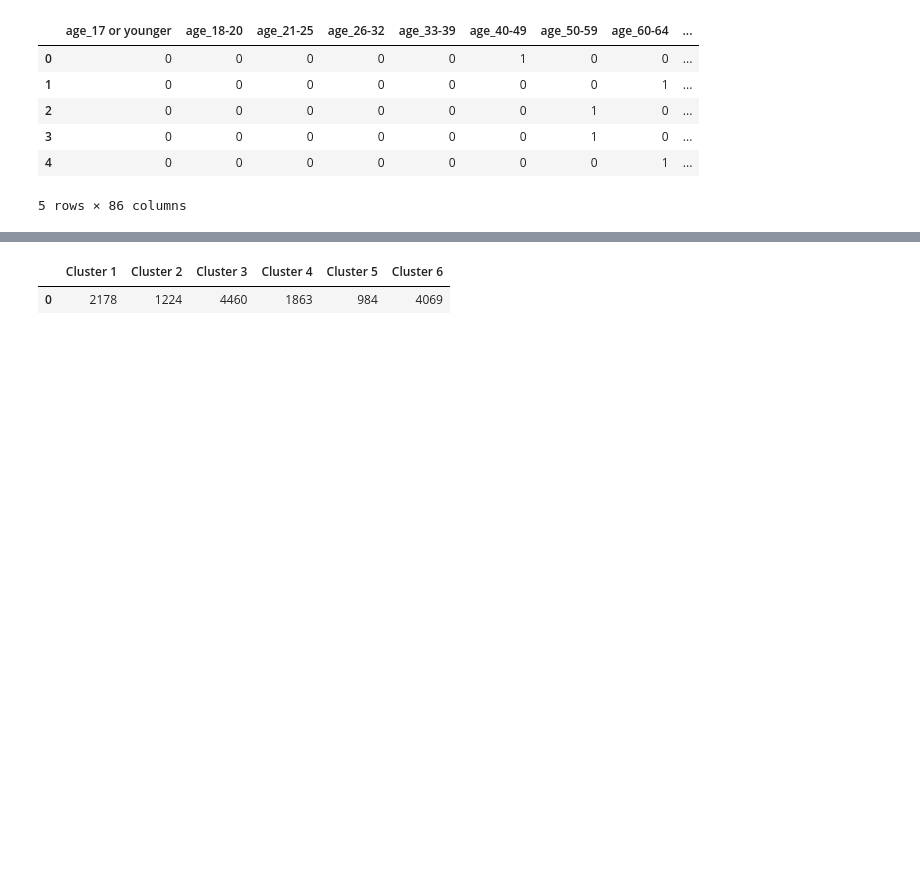
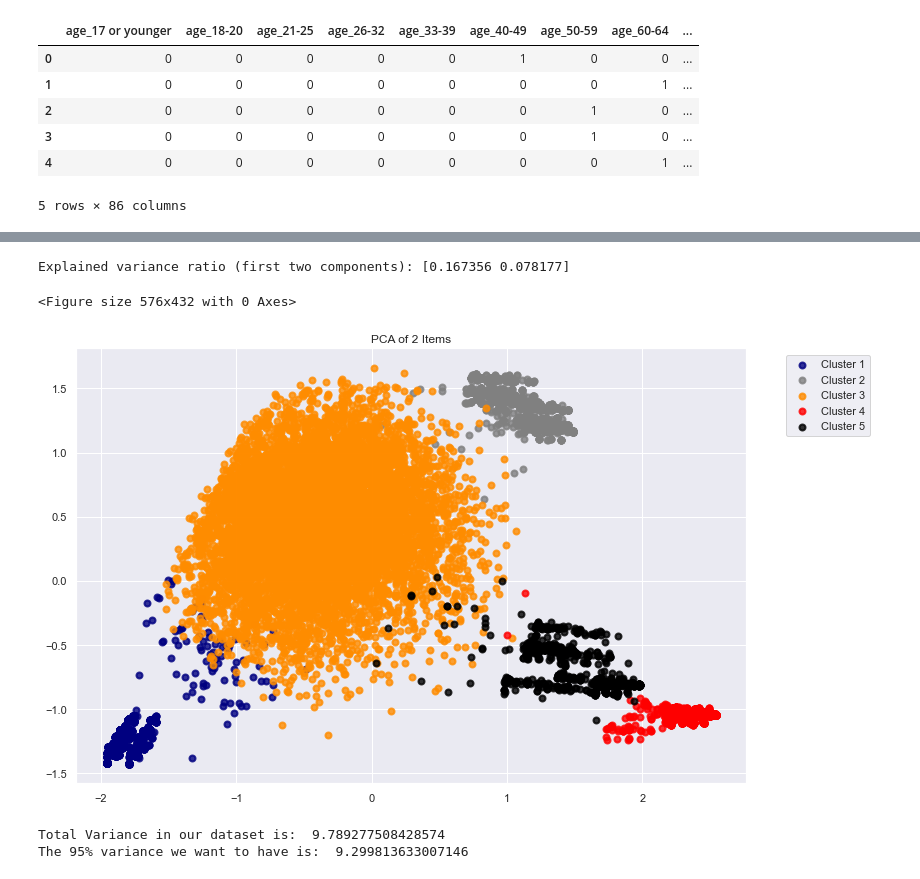
Before and after one commit to jordanhoare/clustering-customer-segments, a Jupyter notebook: notebooks/kmeans.ipynb, the cells around one changed output, grey strips where cells are left out. Saved outputs shown, nothing was run; the diff lists cells and outputs as text; code cells hidden in the pictures; blank space fills up the shorter version.

```diff
--- a/notebooks/kmeans.ipynb
+++ b/notebooks/kmeans.ipynb
@@ -202,10 +202,10 @@ At 15 clusters, the intertia is: 84254.01077256388
 [figure]
 # %%
 ##########################################################
-############## K-Means Clustering Results ################
+########### K-Means Clustering Results (k=5) #############
 ##########################################################
-# # Running K means on 6 clusters
-kmeans = KMeans(n_clusters=6, random_state=2)
+# # Running K means on 5 clusters
+kmeans = KMeans(n_clusters=5, random_state=2)
 kmeans = kmeans.fit(X_train)
 kmeans.labels_
 
@@ -214,15 +214,58 @@ predictions = kmeans.predict(X_train)
 
 # calculating the Counts of the cluster
 unique, counts = np.unique(predictions, return_counts=True)
-counts = counts.reshape(1,6)
+counts = counts.reshape(1,5)
 
 # Creating a dataframe for cluster counts
-counts_df = pd.DataFrame(counts, columns = ["Cluster 1","Cluster 2","Cluster 3", "Cluster 4","Cluster 5", "Cluster 6"])
+counts_df = pd.DataFrame(counts, columns = ["Cluster 1","Cluster 2","Cluster 3", "Cluster 4","Cluster 5"])
 
 # save to csv
 counts_df.to_csv('counts_df.csv')
+counts_df.head()
-# %%
-counts_df.head()
-# %% [output]
-|  | Cluster 1 | Cluster 2 | Cluster 3 | Cluster 4 | Cluster 5 | Cluster 6 |
-| 0 | 2178 | 1224 | 4460 | 1863 | 984 | 4069 |
+# %%
+##########################################################
+#################### Instantiate PCA #####################
+##########################################################
+# Instantiate PCA to visualize the data
+X = X_train
+y_num = kmeans.predict(X_train)
+target_names = ["Cluster 1","Cluster 2","Cluster 3", "Cluster 4","Cluster 5"]
+pca = PCA(n_components=2, random_state = 100)
+X_r = pca.fit(X).transform(X)
+
+# Percentage of variance explained for each components
+print('Explained variance ratio (first two components): %s' % str(pca.explained_variance_ratio_))
+
+# Plotting the data
+plt.figure()
+plt.figure(figsize=(12,8))
+colors = ['navy', 'grey', 'darkorange', 'red', 'black']
+lw = 2
+
+for color, i, target_name in zip(colors, [0, 1, 2, 3, 4], target_names):
+    plt.scatter(X_r[y_num == i, 0], X_r[y_num == i, 1], color=color, alpha=.8, lw=lw,label=target_name)
+
+plt.legend(loc='best', shadow=False)
+plt.legend(bbox_to_anchor=(1.05, 1), loc=2, borderaxespad=0.6)
+plt.title('PCA of 2 Items')
+plt.show()
+# %% [output]
+Explained variance ratio (first two components): [0.167356 0.078177]
+<Figure size 576x432 with 0 Axes>
+[figure, added]
+# %%
+# Trying with Dimentionality reduction and then Kmeans
+n_components = X.shape[1]
+
+# Running PCA with all components
+pca = PCA(n_components=n_components, random_state = 100)
+X_r = pca.fit(X).transform(X)
+
+# Calculating the 95% Variance
+total_variance = sum(pca.explained_variance_)
+print("Total Variance in our dataset is: ", total_variance)
+var_95 = total_variance * 0.95
+print("The 95% variance we want to have is: ", var_95)
+# %% [output]
+Total Variance in our dataset is:  9.789277508428574
+The 95% variance we want to have is:  9.299813633007146
```
Also changed, not shown: parts of 2 cells of this notebook, 5 other files.
